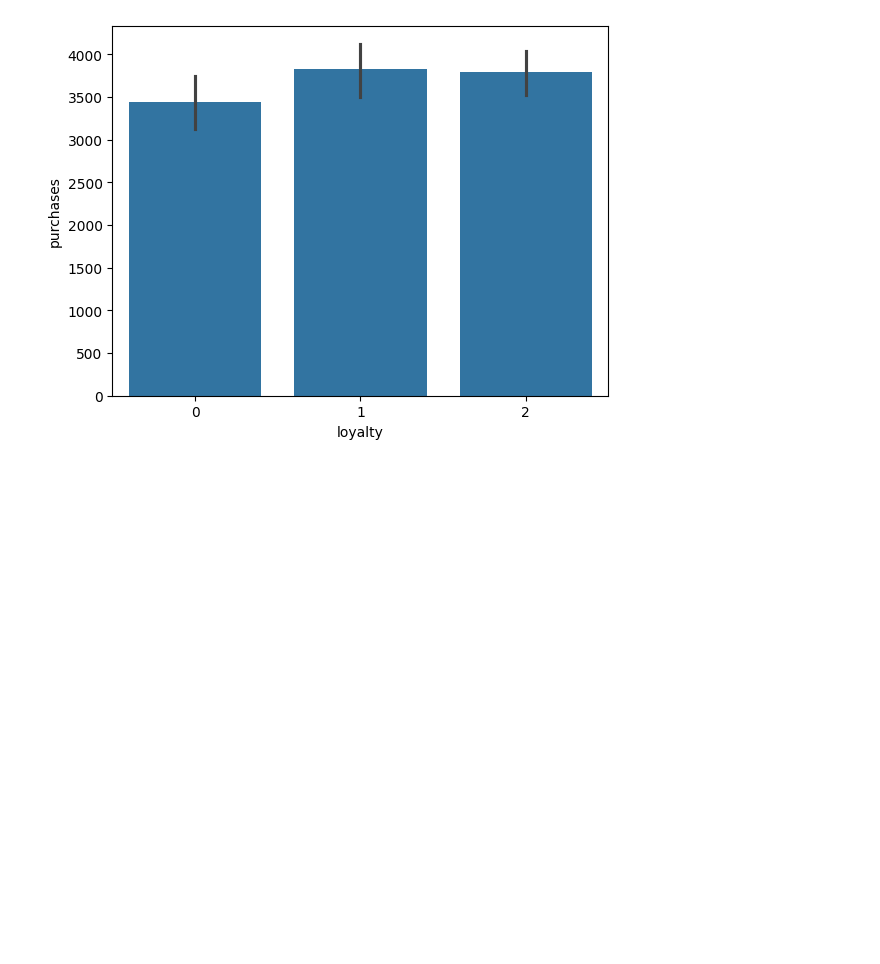
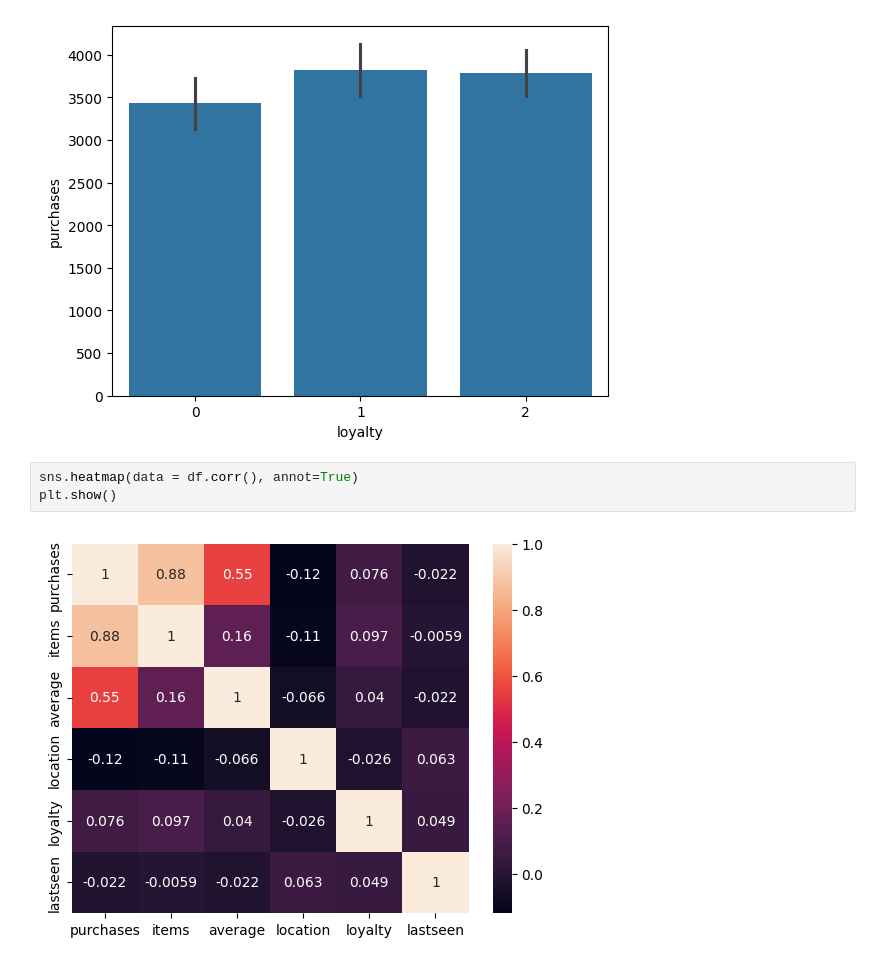
Before and after one commit to hrbayezid/Predicting-purchases-using-api-data, a Jupyter notebook: vizualization.ipynb, the cells around one changed output. Saved outputs shown, nothing was run; the diff lists cells and outputs as text; blank space fills up the shorter version.

```diff
--- a/vizualization.ipynb
+++ b/vizualization.ipynb
@@ -59,3 +64,8 @@ sns.barplot(x="loyalty",y= "purchases",data=df)
 plt.show()
 # %% [output]
 [figure]
+# %%
+sns.heatmap(data = df.corr(), annot=True)
+plt.show()
+# %% [output]
+[figure, added]
```
Also changed, not shown: parts of 4 cells of this notebook, 6 other files.
